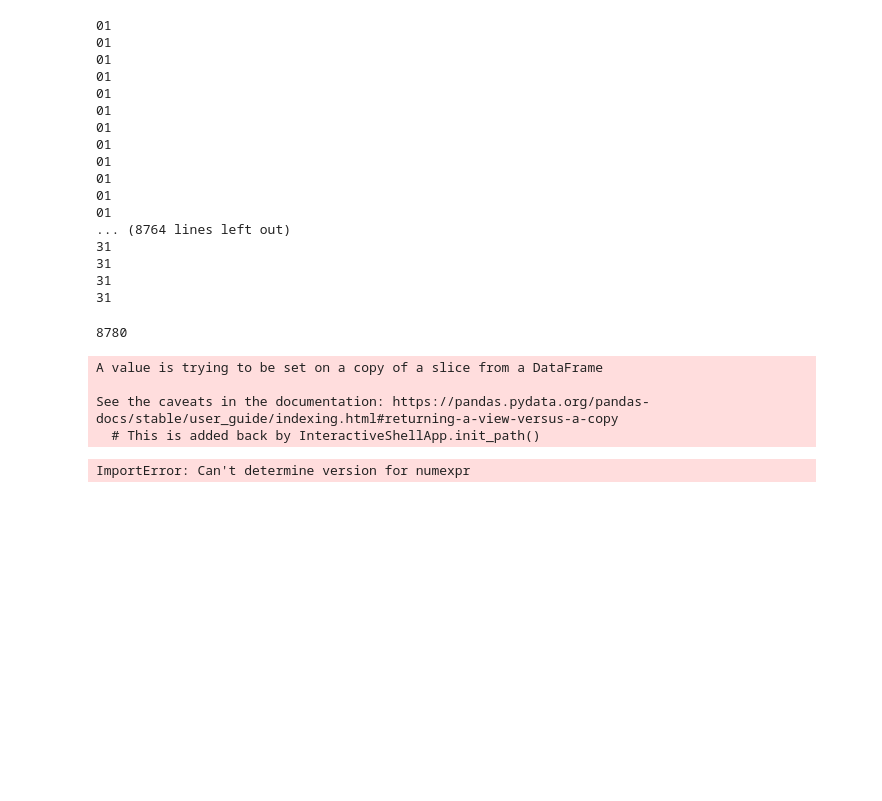
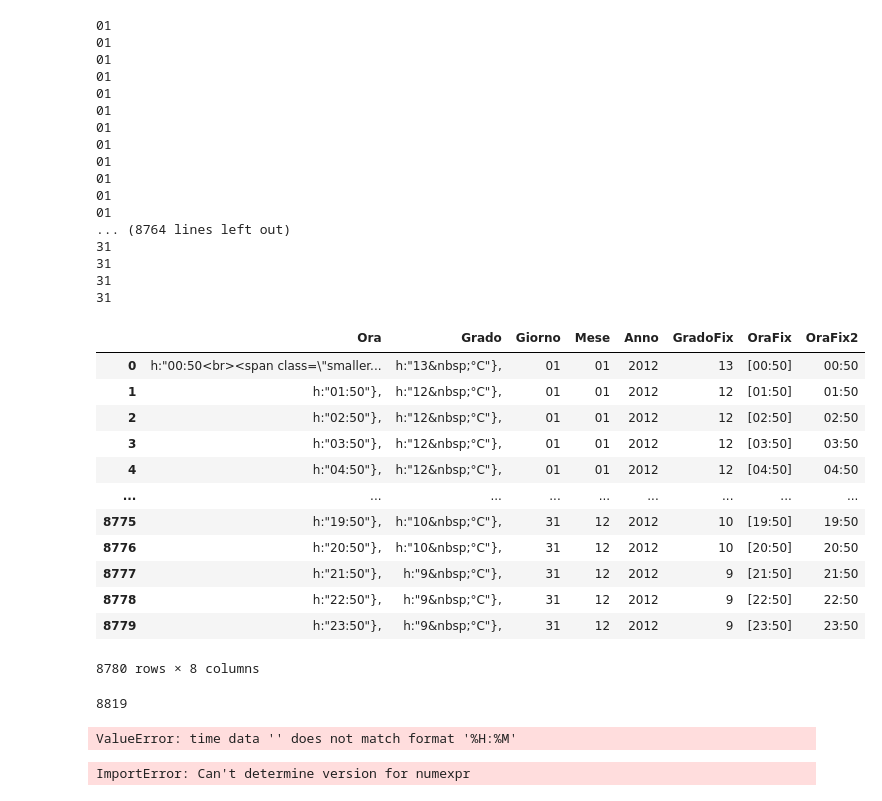
Before and after one commit to alessandropontini/Progetto_DSLAB, a Jupyter notebook: Lavoro Martina/Scraping.ipynb, the cells around one changed output. Cells and saved outputs as stored; diff of their text form; code cells hidden in the pictures; blank space fills up the shorter version.

```diff
--- a/Lavoro Martina/Scraping.ipynb
+++ b/Lavoro Martina/Scraping.ipynb
@@ -12,11 +12,11 @@ Requirement already satisfied: numpy>=1.7 in /Users/martinagulino/opt/anaconda3/
 anni = ["2013", "2014", "2015"]
 mesi = ["01", "02", "03", "04", "05", "06","07", "08", "09", "10", "11", "12"]
 # %%
-# 2012 bisestile
+# 2012
 newDF = pd.DataFrame(columns=["Ora","Grado","Giorno","Mese","Anno"])
 
 def split_ora(ora):
-    return re.findall('\d?\d\.\d\d', ora)
+    return re.findall('\d?\d\:\d\d', ora)
 
 def split_gradi(gradi):
     return re.findall('[\-]?\d', gradi)
@@ -92,7 +92,7 @@ newDF['OraFix2'] = ""
 i = 0
 while i < len(newDF.index):
     newDF.OraFix2[i] = ''.join(newDF.OraFix2[i])
-    #newDF.GradoFix[i] = ''.join(newDF.GradoFix[i])
+    newDF.GradoFix[i] = ''.join(newDF.GradoFix[i])
     i+=1
 # %% [output]
 01
@@ -112,17 +112,42 @@ while i < len(newDF.index):
 31
 31
 31
+# %%
+def split_ora(ora):
+    return re.findall('\d?\d\:\d\d', ora)
 # %%
+newDF['GradoFix'] = newDF['Grado'].apply(split_gradi)
+
+newDF['OraFix'] = newDF['Ora'].apply(split_ora)
+
+newDF['OraFix2'] = ""
+
 i = 0
 while i < len(newDF.index):
-    newDF.OraFix2[i] = ''.join(newDF.OraFix2[i])
-    #newDF.GradoFix[i] = ''.join(newDF.GradoFix[i])
+    newDF.OraFix2[i] = ''.join(newDF.OraFix[i])
+    newDF.GradoFix[i] = ''.join(newDF.GradoFix[i])
     i+=1
+# %%
+newDF
+# %% [output]
+|  | Ora | Grado | Giorno | Mese | Anno | GradoFix | OraFix | OraFix2 |
+| 0 | h:"00:50<br><span class=\"smaller... | h:"13&nbsp;°C"}, | 01 | 01 | 2012 | 13 | [00:50] | 00:50 |
+| 1 | h:"01:50"}, | h:"12&nbsp;°C"}, | 01 | 01 | 2012 | 12 | [01:50] | 01:50 |
+| 2 | h:"02:50"}, | h:"12&nbsp;°C"}, | 01 | 01 | 2012 | 12 | [02:50] | 02:50 |
+| 3 | h:"03:50"}, | h:"12&nbsp;°C"}, | 01 | 01 | 2012 | 12 | [03:50] | 03:50 |
+| 4 | h:"04:50"}, | h:"12&nbsp;°C"}, | 01 | 01 | 2012 | 12 | [04:50] | 04:50 |
+| ... | ... | ... | ... | ... | ... | ... | ... | ... |
+| 8775 | h:"19:50"}, | h:"10&nbsp;°C"}, | 31 | 12 | 2012 | 10 | [19:50] | 19:50 |
+| 8776 | h:"20:50"}, | h:"10&nbsp;°C"}, | 31 | 12 | 2012 | 10 | [20:50] | 20:50 |
+| 8777 | h:"21:50"}, | h:"9&nbsp;°C"}, | 31 | 12 | 2012 | 9 | [21:50] | 21:50 |
+| 8778 | h:"22:50"}, | h:"9&nbsp;°C"}, | 31 | 12 | 2012 | 9 | [22:50] | 22:50 |
+| 8779 | h:"23:50"}, | h:"9&nbsp;°C"}, | 31 | 12 | 2012 | 9 | [23:50] | 23:50 |
+8780 rows × 8 columns
 # %%
 newDF.Ora[1]
 len(newDF)
 # %% [output]
-8780
+8819
 # %%
 from datetime import datetime,timedelta
 
@@ -138,10 +163,7 @@ while i < len(newDF.index):
     #newDF.GradoFix[i] = ''.join(newDF.GradoFix[i])
     i+=1
 # %% [output]
-A value is trying to be set on a copy of a slice from a DataFrame
-
-See the caveats in the documentation: https://pandas.pydata.org/pandas-docs/stable/user_guide/indexing.html#returning-a-view-versus-a-copy
-  # This is added back by InteractiveShellApp.init_path()
+ValueError: time data '' does not match format '%H:%M'
 # %%
 d = datetime.strptime('00:10','%H:%M').time()
 # %%
```
Also changed, not shown: parts of 5 cells of this notebook, 7 other files.
